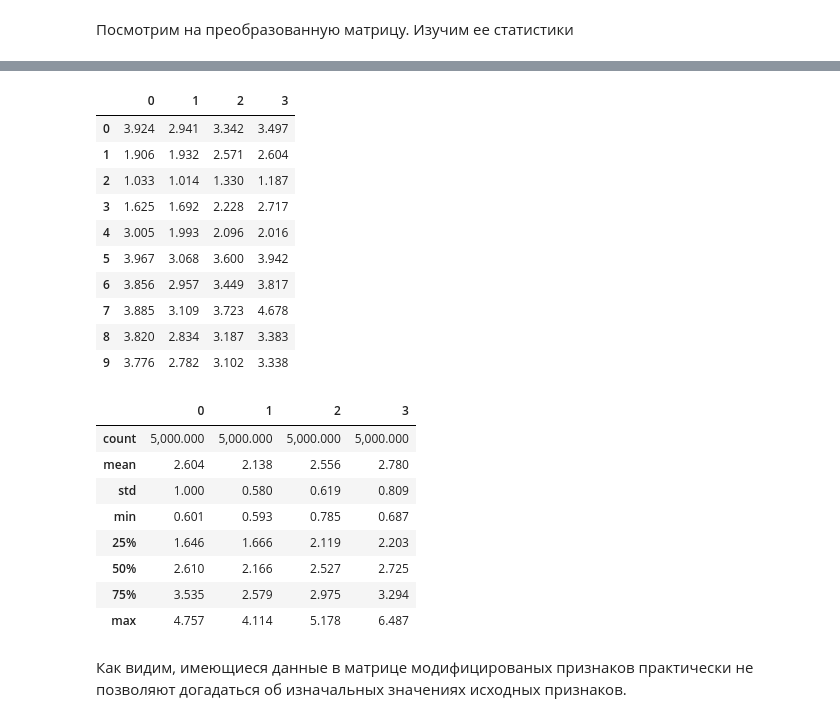
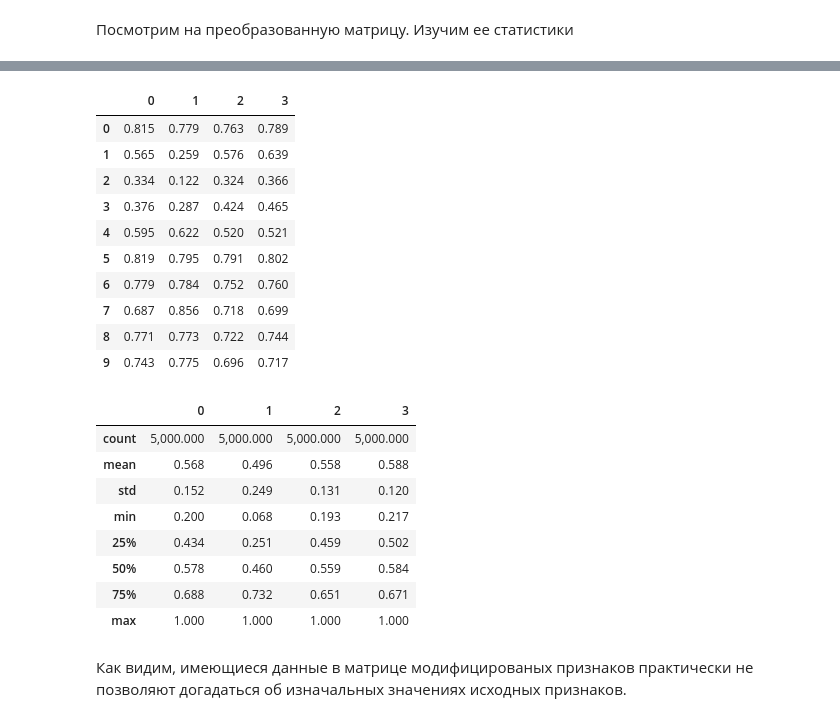
Before and after one commit to RadarYV/Yandex-Practicum-Data-Science, a Jupyter notebook: yandex_10_insurance_accepted.ipynb, the cells around one changed output, grey strips where cells are left out. Saved outputs shown, nothing was run; the diff lists cells and outputs as text; code cells hidden in the pictures.

```diff
--- a/yandex_10_insurance_accepted.ipynb
+++ b/yandex_10_insurance_accepted.ipynb
@@ -306,7 +303,8 @@ def generate_P(F,n):
         # Делаем случайную квадратную матрицу, чтобы не было сильно мелких значений
         # и чтобы определитель матрицы не был сильно маленьким (иначе при вычислении
         # обратных матриц получаются погрешности вычислительные)
-        P = np.random.uniform(low=1, high=5, size=(n-1,n-1))
+        P = np.random.uniform(low=1, high=10, size=(n-1,n-1))
+
         if abs(np.linalg.det(P)) > 0.01:
             break;
     if i >= 100:
@@ -314,11 +312,16 @@ def generate_P(F,n):
         return False
     else:
         # нормализация линейная!
-        Fn = normalize(F, axis=0, norm='l1')
-        D = Fn @ P
+        # Fn = normalize(F, axis=0, norm='l1')*100 + np.ones((m,n-1))
+        Pn = np.diag(1/pd.DataFrame(F).max().values)
+        Pn2 = np.diag(1/pd.DataFrame(F@Pn@P).max().values)
+        P_ = Pn @ P @ Pn2
 
-        P_ = np.linalg.multi_dot([np.linalg.inv(F.T @ F), F.T, D])
-        return P_ *1000
+#         display('FP',pd.DataFrame(F@P).head(10))
+#         display('FPn',pd.DataFrame(F@Pn).head(10))
+#         display('FP_',pd.DataFrame(F@P_).head(10))
+#         display('P',pd.DataFrame(P))
+        return P_
 # %% [markdown]
 Выделяем признаки и целевой признак, считаем функцию потерь
 
@@ -356,27 +374,27 @@ print('Разница R2', r2_new - r2_orig)
 # %%
-t = pd.DataFrame(feautures @ P)
-display(t.head(10))
-t.describe()
+F_transformed = pd.DataFrame(feautures @ P)
+display(F_transformed.head(10))
+F_transformed.describe()
 # %% [output]
 |  | 0 | 1 | 2 | 3 |
-| 0 | 3.924 | 2.941 | 3.342 | 3.497 |
-| 1 | 1.906 | 1.932 | 2.571 | 2.604 |
-| 2 | 1.033 | 1.014 | 1.330 | 1.187 |
-| 3 | 1.625 | 1.692 | 2.228 | 2.717 |
-| 4 | 3.005 | 1.993 | 2.096 | 2.016 |
-| 5 | 3.967 | 3.068 | 3.600 | 3.942 |
-| 6 | 3.856 | 2.957 | 3.449 | 3.817 |
-| 7 | 3.885 | 3.109 | 3.723 | 4.678 |
-| 8 | 3.820 | 2.834 | 3.187 | 3.383 |
-| 9 | 3.776 | 2.782 | 3.102 | 3.338 |
+| 0 | 0.815 | 0.779 | 0.763 | 0.789 |
+| 1 | 0.565 | 0.259 | 0.576 | 0.639 |
+| 2 | 0.334 | 0.122 | 0.324 | 0.366 |
+| 3 | 0.376 | 0.287 | 0.424 | 0.465 |
+| 4 | 0.595 | 0.622 | 0.520 | 0.521 |
+| 5 | 0.819 | 0.795 | 0.791 | 0.802 |
+| 6 | 0.779 | 0.784 | 0.752 | 0.760 |
+| 7 | 0.687 | 0.856 | 0.718 | 0.699 |
+| 8 | 0.771 | 0.773 | 0.722 | 0.744 |
+| 9 | 0.743 | 0.775 | 0.696 | 0.717 |
 |  | 0 | 1 | 2 | 3 |
 | count | 5,000.000 | 5,000.000 | 5,000.000 | 5,000.000 |
-| mean | 2.604 | 2.138 | 2.556 | 2.780 |
-| std | 1.000 | 0.580 | 0.619 | 0.809 |
-| min | 0.601 | 0.593 | 0.785 | 0.687 |
-| 25% | 1.646 | 1.666 | 2.119 | 2.203 |
-| 50% | 2.610 | 2.166 | 2.527 | 2.725 |
-| 75% | 3.535 | 2.579 | 2.975 | 3.294 |
-| max | 4.757 | 4.114 | 5.178 | 6.487 |
+| mean | 0.568 | 0.496 | 0.558 | 0.588 |
+| std | 0.152 | 0.249 | 0.131 | 0.120 |
+| min | 0.200 | 0.068 | 0.193 | 0.217 |
+| 25% | 0.434 | 0.251 | 0.459 | 0.502 |
+| 50% | 0.578 | 0.460 | 0.559 | 0.584 |
+| 75% | 0.688 | 0.732 | 0.651 | 0.671 |
+| max | 1.000 | 1.000 | 1.000 | 1.000 |
 # %% [markdown]
 Как видим, имеющиеся данные в матрице модифицированых признаков практически не позволяют догадаться об изначальных значениях исходных признаков.
```
Also changed, not shown: parts of 15 cells of this notebook.
